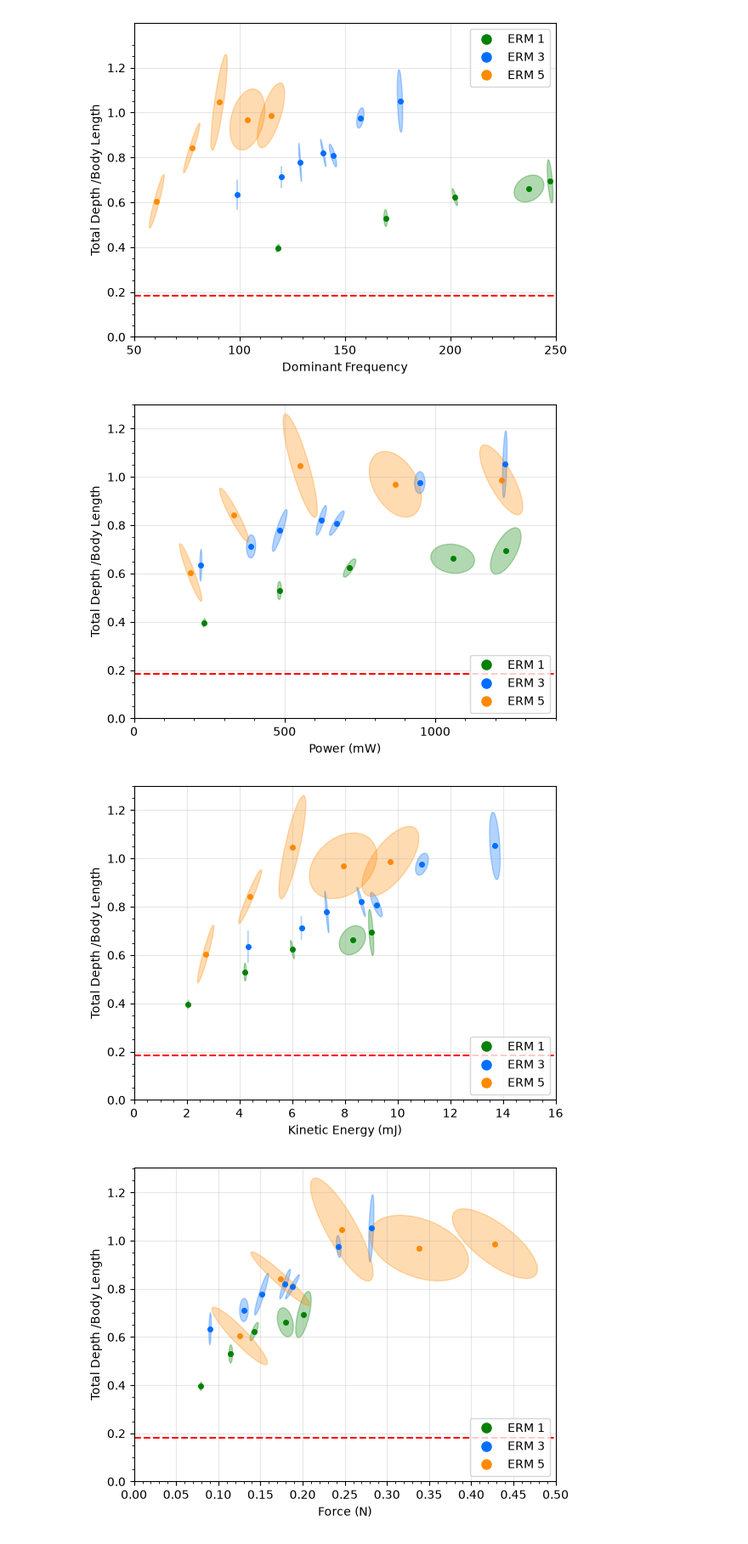
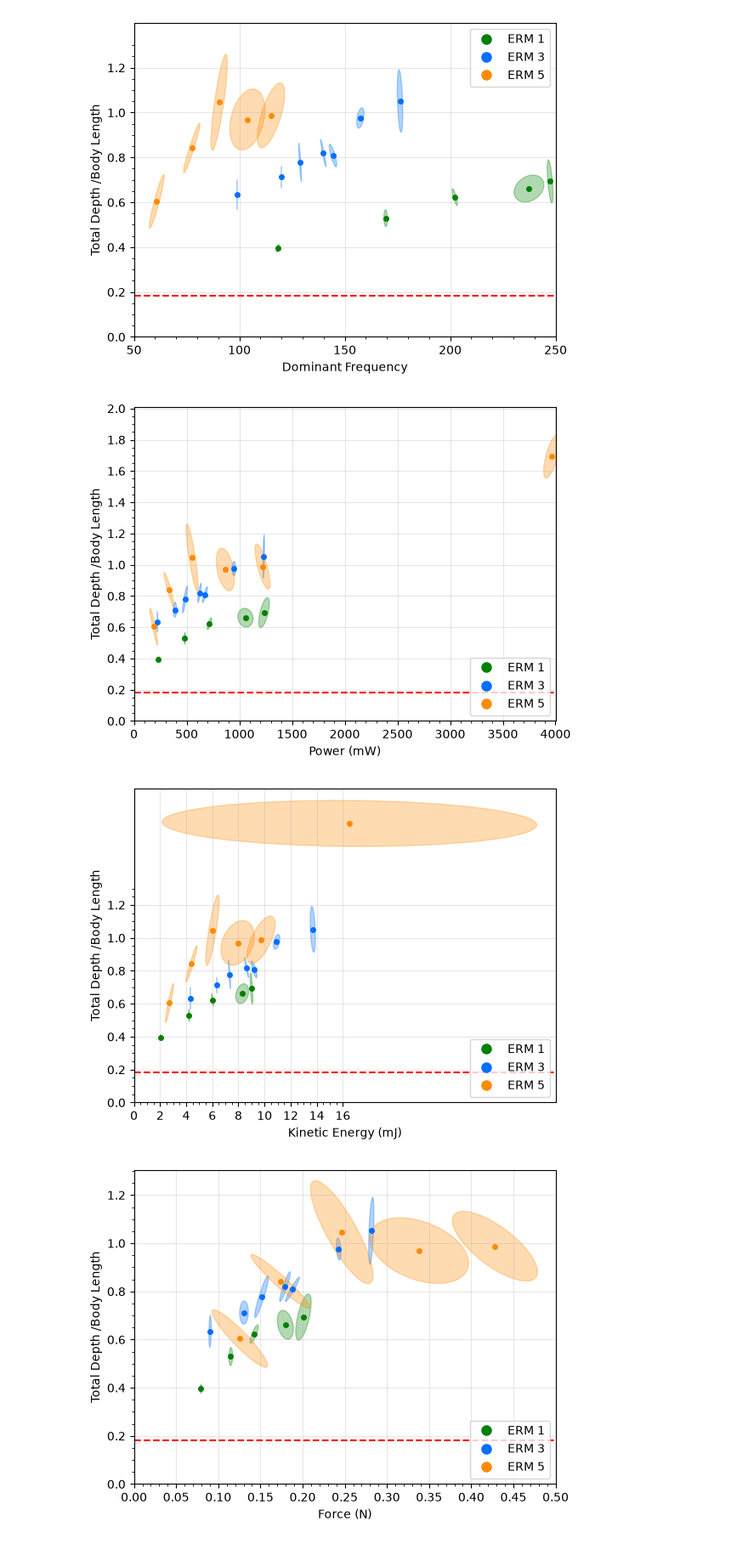
Before and after one commit to OzzysMess/clamming, a Jupyter notebook: master_notes.ipynb, the cells around one changed output. Shown at 85% size. Drawn from its saved outputs; the diff is of its cells as text; code cells hidden in the pictures.

```diff
--- a/master_notes.ipynb
+++ b/master_notes.ipynb
@@ -96,7 +96,7 @@ plate_moment_of_inertia_kg_m2 = 7.449661e-09
 r_eff = np.sqrt(plate_moment_of_inertia_kg_m2 / plate_mass_kg)
 #plot limits
 pf = 251
-pd = 1.31
+pld = 1.31
 pp = 1401
 
 # starting depth ~11mm
@@ -241,50 +241,53 @@ plt.show()
 [figure]
 # %%
 # Power vs Depth
+a = 0.7
+b = 2600.0
+
 ax = plot_mass_scatter(
     data,
     lambda subset, mass: subset["Power (mW)"].astype(float),
     lambda subset, mass: subset["Total Depth (mm)"].astype(float) / probe_length,
     "Power (mW)",
     "Total Depth /Body Length",
-    xlim=(0, 1400),
-    ylim=(0, 1.2),
+    xlim=(0, pp+b),
+    ylim=(0, pld+a),
     legend_loc="lower right",
     confidence_ellipse=1,
 )
-a = 0
-b = 00
 
-ax.set_yticks(np.arange(0, pd+a, 0.2))
-ax.set_yticks(np.arange(0, pd+a, 0.2/4), minor=True)
+ax.set_yticks(np.arange(0, pld+a, 0.2))
+ax.set_yticks(np.arange(0, pld+a, 0.2/4), minor=True)
 ax.set_xticks(np.arange(0, pp+b, 500))
 ax.set_xticks(np.arange(0, pp+b, 100), minor=True)
 ax.axhline(y=sd/probe_length, color='red', linestyle='--', label='starting depth')
 
 plt.show()
 # %% [output]
-[figure, old version]
+[figure, new version]
 # %%
 # Plot kinetic power vs depth
 ax = plot_mass_scatter(
     data,
     lambda subset, mass: 0.5 * mass * plate_moment_of_inertia_kg_m2 * (2 * np.pi * subset["Peak Frequency"].astype(float))**2 * 1000,
     lambda subset, mass: subset["Total Depth (mm)"] / probe_length,
     "Kinetic Energy (mJ)",
     "Total Depth /Body Length",
     legend_loc="lower right",
     confidence_ellipse=True,
 )
+a = 0.0
+b = 0.0
 
-ax.set_yticks(np.arange(0, 1.31, 0.2))
-ax.set_yticks(np.arange(0, 1.31, 0.2/4), minor=True)
+ax.set_yticks(np.arange(0, pld+a, 0.2))
+ax.set_yticks(np.arange(0, pld+a, 0.2/4), minor=True)
 ax.set_xticks(np.arange(0, 16.1, 2))
 ax.set_xticks(np.arange(0, 16.1, .5), minor=True)
 ax.axhline(y=sd/probe_length, color='red', linestyle='--', label='starting depth')
 
 plt.show()
 # %% [output]
-[figure, old version]
+[figure, new version]
 # %%
 # Force = Power / Angular Velocity
 r = 0.005  # distance from center of probe to center of ERM mass
```
Also changed, not shown: parts of 5 cells of this notebook, 2 other files.
